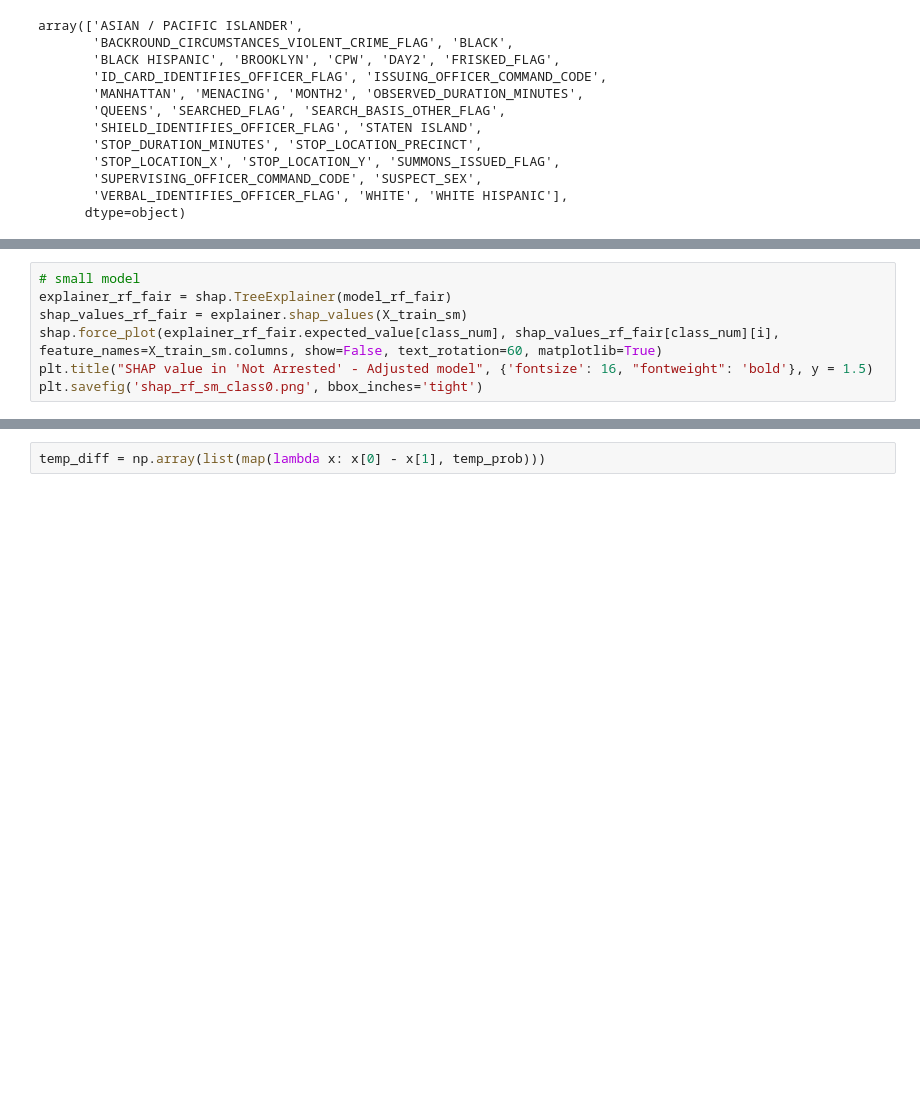
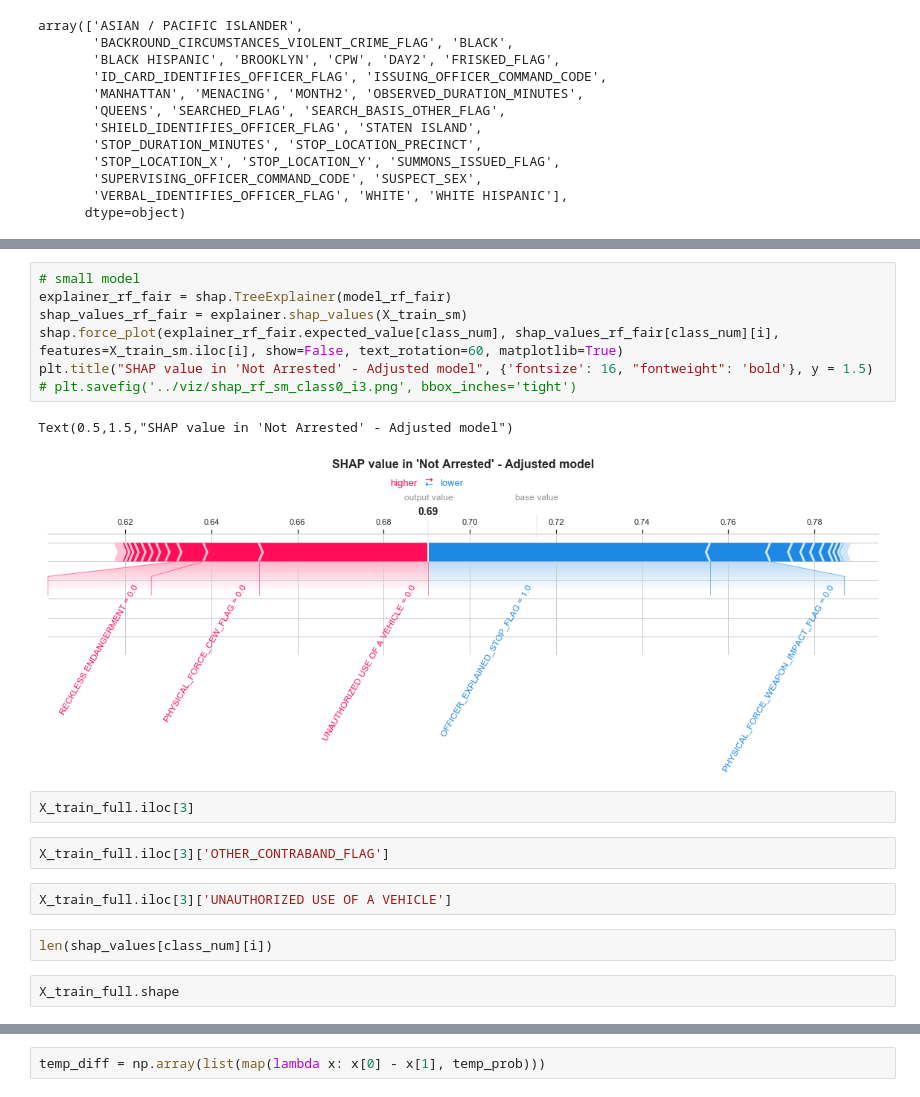
Before and after one commit to phoebewong/NYPD-Algorithm-Fairness, a Jupyter notebook: src/NYPD-Algorithm-Fairness-Stat-Parity2.ipynb, the cells around one changed output, grey strips where cells are left out. Saved outputs shown, nothing was run; the diff lists cells and outputs as text; blank space fills up the shorter version.

```diff
--- a/src/NYPD-Algorithm-Fairness-Stat-Parity2.ipynb
+++ b/src/NYPD-Algorithm-Fairness-Stat-Parity2.ipynb
@@ -933,9 +953,22 @@ plt.savefig('shap_rf_full_class0.png', bbox_inches='tight')
 # %%
 # small model
 explainer_rf_fair = shap.TreeExplainer(model_rf_fair)
 shap_values_rf_fair = explainer.shap_values(X_train_sm)
-shap.force_plot(explainer_rf_fair.expected_value[class_num], shap_values_rf_fair[class_num][i], feature_names=X_train_sm.columns, show=False, text_rotation=60, matplotlib=True)
+shap.force_plot(explainer_rf_fair.expected_value[class_num], shap_values_rf_fair[class_num][i], features=X_train_sm.iloc[i], show=False, text_rotation=60, matplotlib=True)
 plt.title("SHAP value in 'Not Arrested' - Adjusted model", {'fontsize': 16, "fontweight": 'bold'}, y = 1.5)
-plt.savefig('shap_rf_sm_class0.png', bbox_inches='tight')
+# plt.savefig('../viz/shap_rf_sm_class0_i3.png', bbox_inches='tight')
+# %% [output]
+Text(0.5,1.5,"SHAP value in 'Not Arrested' - Adjusted model")
+[figure, added]
+# %%
+X_train_full.iloc[3]
+# %%
+X_train_full.iloc[3]['OTHER_CONTRABAND_FLAG']
+# %%
+X_train_full.iloc[3]['UNAUTHORIZED USE OF A VEHICLE']
+# %%
+len(shap_values[class_num][i])
+# %%
+X_train_full.shape
 # %%
 class_num = 1
```
Also changed, not shown: parts of 33 cells of this notebook.
